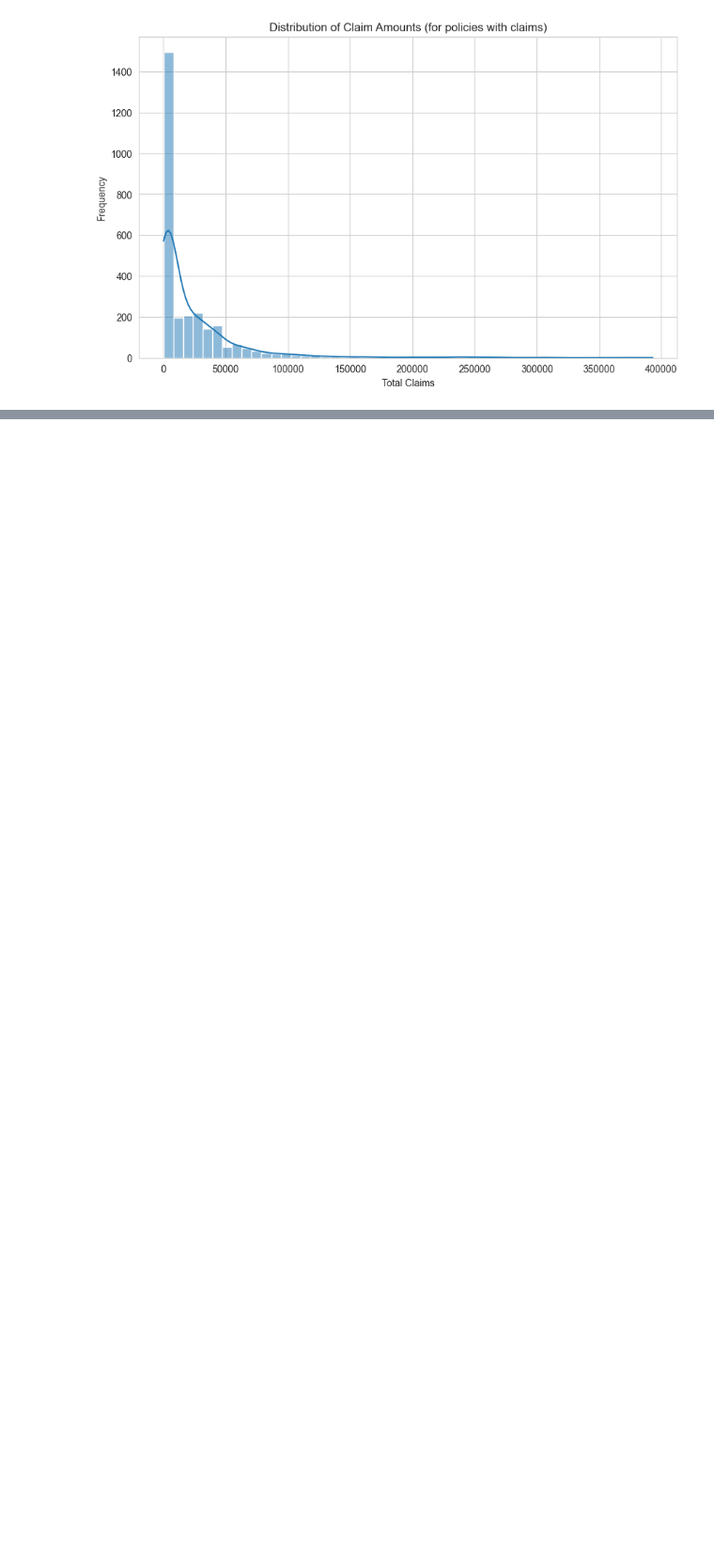
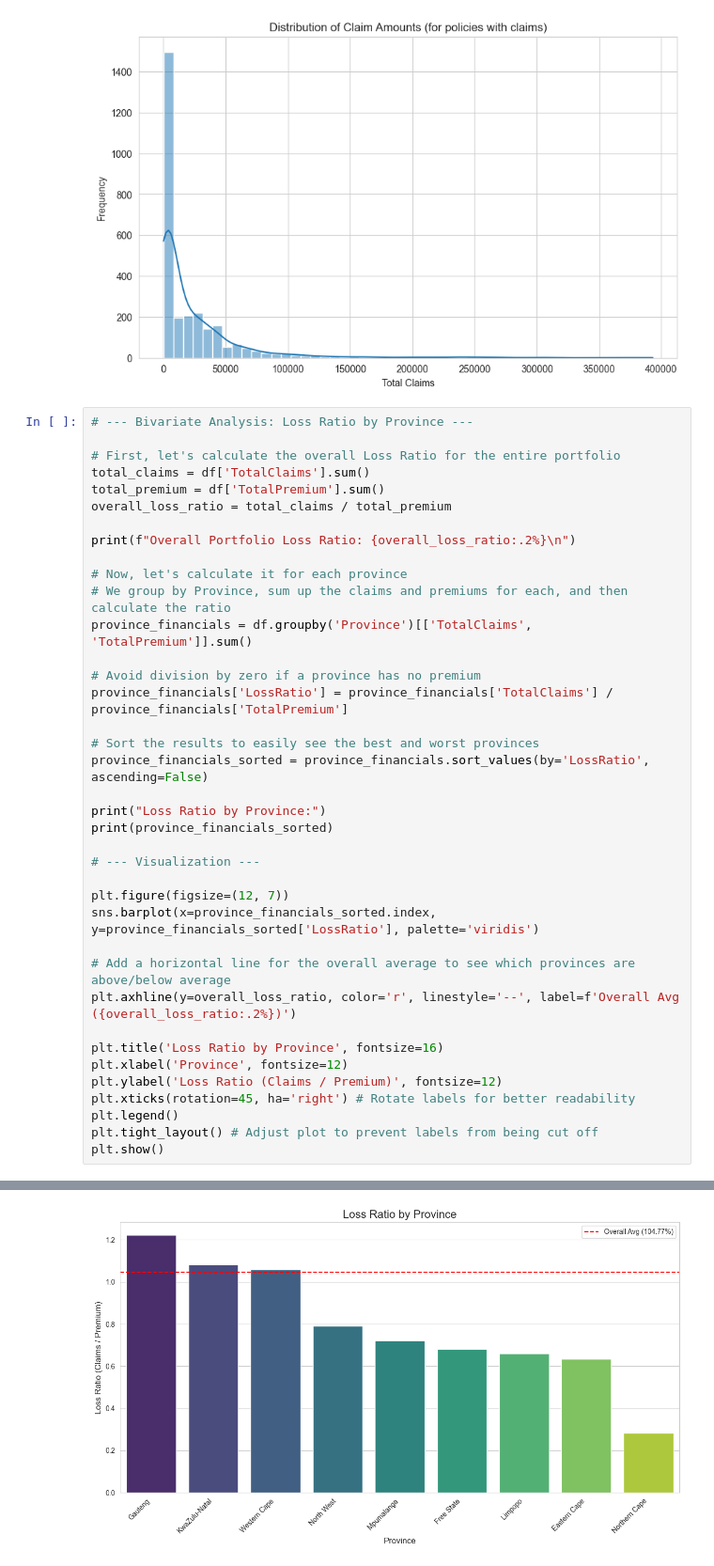
Before and after one commit to foziyaa/acis-insurance-analytics, a Jupyter notebook: notebooks/01_EDA.ipynb, the cells around one changed output, grey strips where cells are left out. Shown: that part at 94% size. Saved outputs shown, nothing was run; the diff lists cells and outputs as text; blank space fills up the shorter version.

```diff
--- a/notebooks/01_EDA.ipynb
+++ b/notebooks/01_EDA.ipynb
@@ -131,3 +131,42 @@ plt.show()
 # %% [output]
 [figure]
 [figure]
+# %%
+# --- Bivariate Analysis: Loss Ratio by Province ---
+
+# First, let's calculate the overall Loss Ratio for the entire portfolio
+total_claims = df['TotalClaims'].sum()
+total_premium = df['TotalPremium'].sum()
+overall_loss_ratio = total_claims / total_premium
+
+print(f"Overall Portfolio Loss Ratio: {overall_loss_ratio:.2%}\n")
+
+# Now, let's calculate it for each province
+# We group by Province, sum up the claims and premiums for each, and then calculate the ratio
+province_financials = df.groupby('Province')[['TotalClaims', 'TotalPremium']].sum()
+
+# Avoid division by zero if a province has no premium
+province_financials['LossRatio'] = province_financials['TotalClaims'] / province_financials['TotalPremium']
+
+# Sort the results to easily see the best and worst provinces
+province_financials_sorted = province_financials.sort_values(by='LossRatio', ascending=False)
+
+print("Loss Ratio by Province:")
+print(province_financials_sorted)
+
+# --- Visualization ---
+
+plt.figure(figsize=(12, 7))
+sns.barplot(x=province_financials_sorted.index, y=province_financials_sorted['LossRatio'], palette='viridis')
+
+# Add a horizontal line for the overall average to see which provinces are above/below average
+plt.axhline(y=overall_loss_ratio, color='r', linestyle='--', label=f'Overall Avg ({overall_loss_ratio:.2%})')
+
+plt.title('Loss Ratio by Province', fontsize=16)
+plt.xlabel('Province', fontsize=12)
+plt.ylabel('Loss Ratio (Claims / Premium)', fontsize=12)
+plt.xticks(rotation=45, ha='right') # Rotate labels for better readability
+plt.legend()
+plt.tight_layout() # Adjust plot to prevent labels from being cut off
+plt.show()
+# %% [output]
@@ -133,0 +190 @@ plt.show()
+[figure, added]
```
Also changed, not shown: parts of 4 cells of this notebook, 2 other files.
